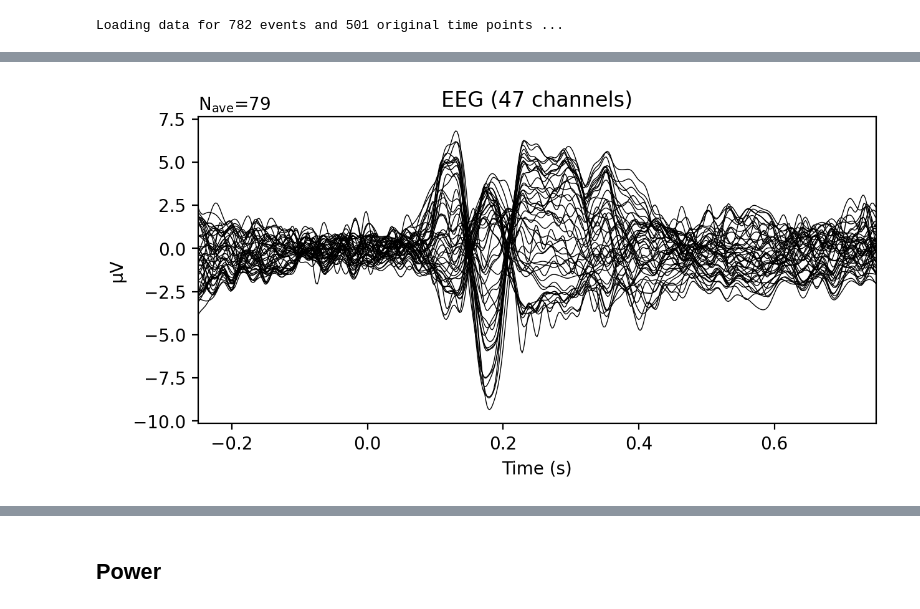
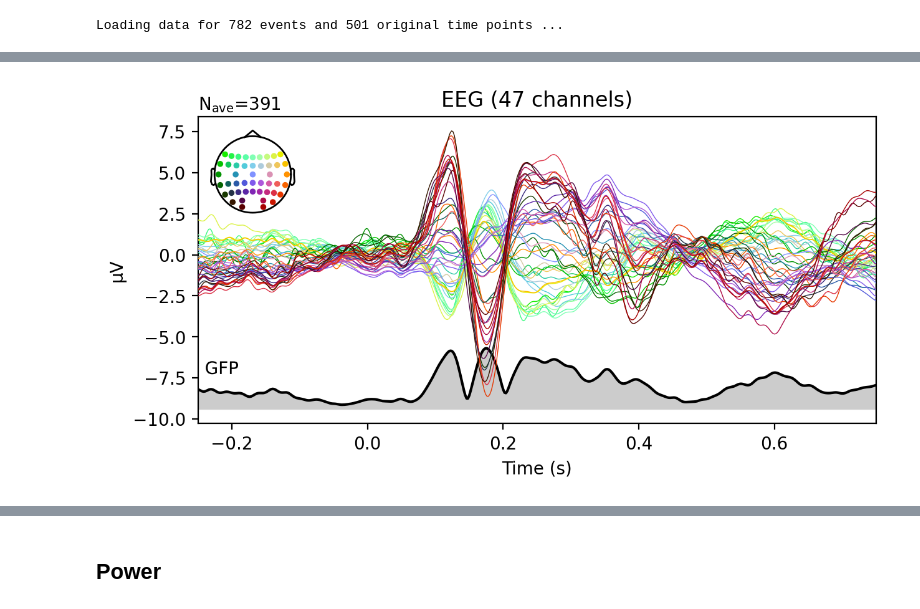
Before and after one commit to weiglszonja/meeg-tools, a Jupyter notebook: tutorials/time_frequency_analysis_tutorial.ipynb, the cells around one changed output, grey strips where cells are left out. Saved outputs shown, nothing was run; the diff lists cells and outputs as text; code cells hidden in the pictures.

```diff
--- a/tutorials/time_frequency_analysis_tutorial.ipynb
+++ b/tutorials/time_frequency_analysis_tutorial.ipynb
@@ -91 +132,5 @@ epochs_evoked
+# %%
+evoked_L.detrend().plot(picks='eeg', spatial_colors=True, gfp=True)
+# %% [output]
+[figure, added]
 # %%
@@ -93,4 +149,0 @@ evoked_epoch_1_H = epochs_evoked["epoch == 1 & triplet == 'H'"].average()
-# %%
-evoked_epoch_1_H.detrend().plot()
-# %% [output]
-[figure, removed]
```
Also changed, not shown: parts of 31 cells of this notebook.
